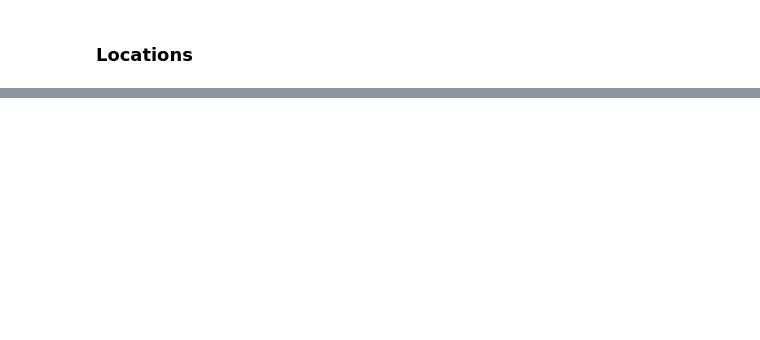
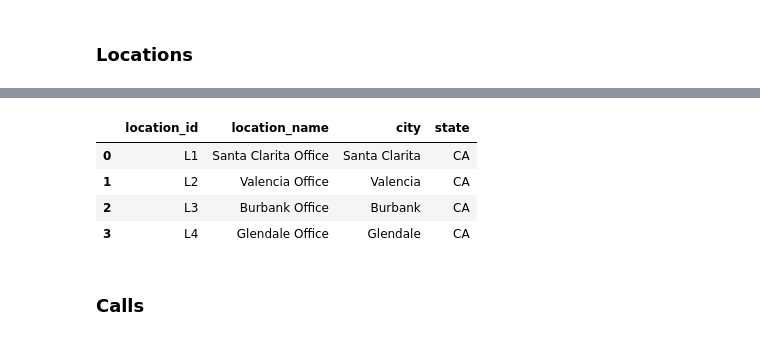
Before and after one commit to imtimtam/ortho-dashboard, a Jupyter notebook: notebook/data_cleaning.ipynb, the cells around one changed output, grey strips where cells are left out. Saved outputs shown, nothing was run; the diff lists cells and outputs as text; code cells hidden in the pictures; blank space fills up the shorter version.

```diff
--- a/notebook/data_cleaning.ipynb
+++ b/notebook/data_cleaning.ipynb
@@ -278,0 +343,10 @@ patients_df.drop_duplicates()
+# %%
+locations_df.head()
+# %% [output]
+|  | location_id | location_name | city | state |
+| 0 | L1 | Santa Clarita Office | Santa Clarita | CA |
+| 1 | L2 | Valencia Office | Valencia | CA |
+| 2 | L3 | Burbank Office | Burbank | CA |
+| 3 | L4 | Glendale Office | Glendale | CA |
+# %% [markdown]
+### Calls
```
Also changed, not shown: parts of 17 cells of this notebook.
